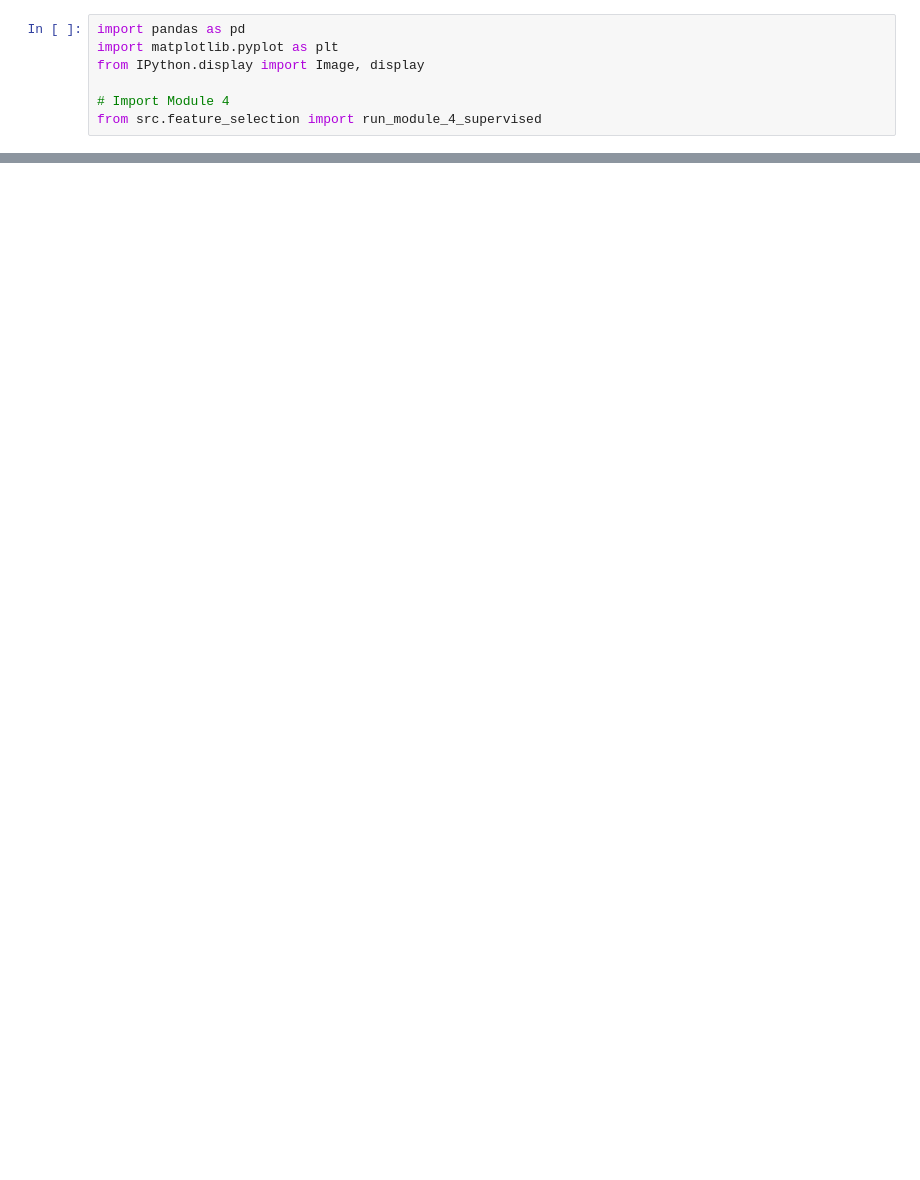
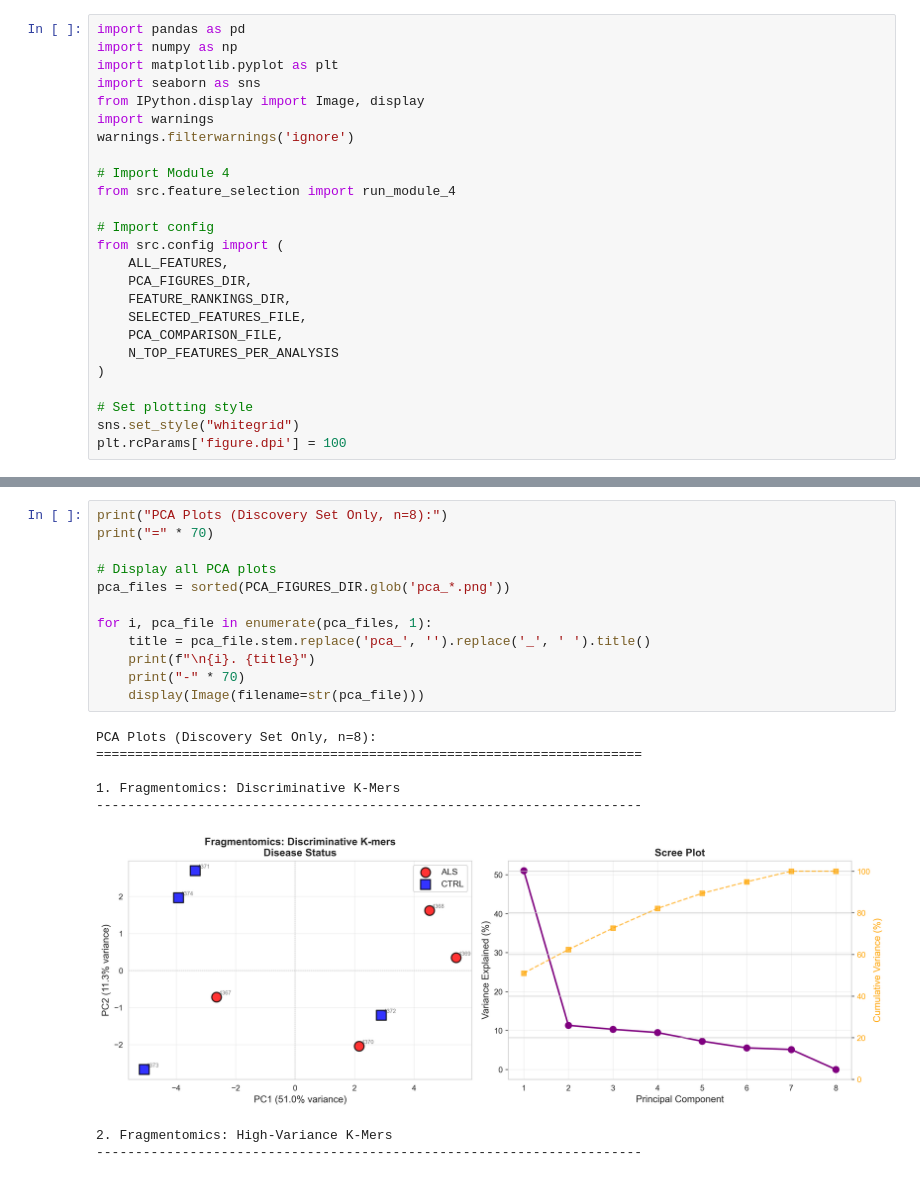
Before and after one commit to maggiebr0wn/wgbs_classifier, a Jupyter notebook: notebooks/05_pca_and_feature_selection.ipynb, the cells around one changed output, grey strips where cells are left out. Drawn from its saved outputs; the diff is of its cells as text; blank space fills up the shorter version.

Commit message:
mod 4 evaluate and select features

```diff
--- a/notebooks/05_pca_and_feature_selection.ipynb
+++ b/notebooks/05_pca_and_feature_selection.ipynb
@@ -18,8 +44,26 @@ Perform PCA separately on fragmentomics and methylation features. Select top dis
 # %%
 import pandas as pd
+import numpy as np
 import matplotlib.pyplot as plt
+import seaborn as sns
 from IPython.display import Image, display
+import warnings
+warnings.filterwarnings('ignore')
 
 # Import Module 4
-from src.feature_selection import run_module_4_supervised
+from src.feature_selection import run_module_4
+
+# Import config
+from src.config import (
+    ALL_FEATURES,
+    PCA_FIGURES_DIR,
+    FEATURE_RANKINGS_DIR,
+    SELECTED_FEATURES_FILE,
+    PCA_COMPARISON_FILE,
+    N_TOP_FEATURES_PER_ANALYSIS
+)
+
+# Set plotting style
+sns.set_style("whitegrid")
+plt.rcParams['figure.dpi'] = 100
 # %% [markdown]
@@ -45,0 +136,21 @@ print(meth_importance.head(10)[['feature', 'p_value', 'effect_size']].to_string(
+# %%
+print("PCA Plots (Discovery Set Only, n=8):")
+print("=" * 70)
+
+# Display all PCA plots
+pca_files = sorted(PCA_FIGURES_DIR.glob('pca_*.png'))
+
+for i, pca_file in enumerate(pca_files, 1):
+    title = pca_file.stem.replace('pca_', '').replace('_', ' ').title()
+    print(f"\n{i}. {title}")
+    print("-" * 70)
+    display(Image(filename=str(pca_file)))
+# %% [output]
+PCA Plots (Discovery Set Only, n=8):
+======================================================================
+
+1. Fragmentomics: Discriminative K-Mers
+----------------------------------------------------------------------
+[figure, added]
+2. Fragmentomics: High-Variance K-Mers
+----------------------------------------------------------------------
```
Also changed, not shown: parts of 16 cells of this notebook, 2 other files.
